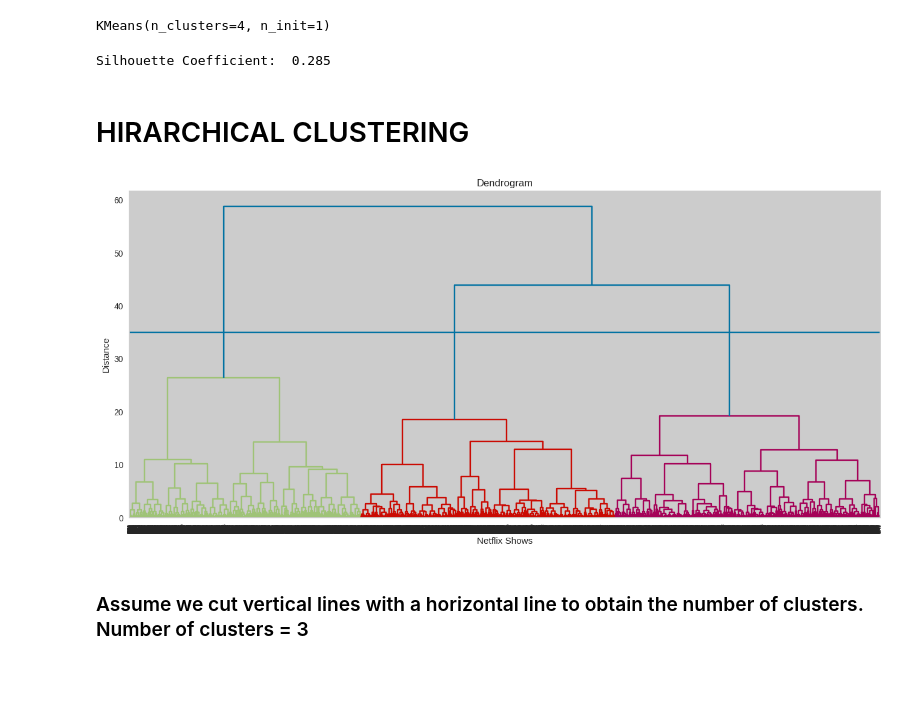
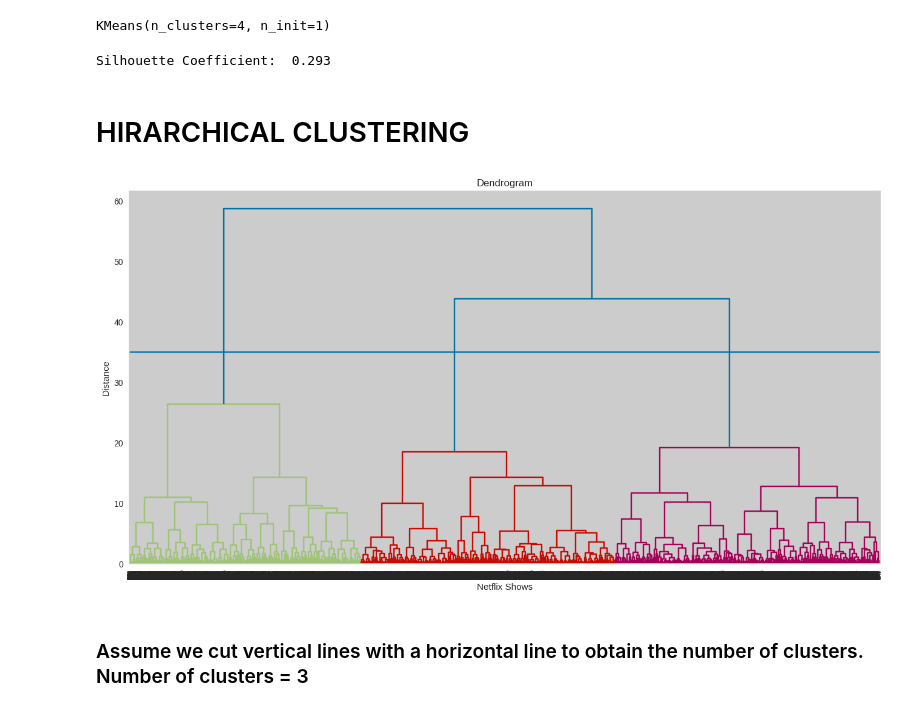
Before and after one commit to sumit25chini/NETFLIX_MOVIES_AND_TV_SHOWS_CLUSTERING, a Jupyter notebook: Netflix_Movies_and_TV_Shows_Clustering.ipynb, the cells around one changed output. Cells and saved outputs as stored; diff of their text form; code cells hidden in the pictures; blank space fills up the shorter version.

```diff
--- a/Netflix_Movies_and_TV_Shows_Clustering.ipynb
+++ b/Netflix_Movies_and_TV_Shows_Clustering.ipynb
@@ -332,32 +319,0 @@ pd.concat([counts,percs], axis=1, keys=['count', 'percentage']).T
-# %%
-# Visualize the content analysis.
-# Perform content analysis and count the number of TV Shows and Movies
-x = Netflix_dataset['type'].value_counts()
-
-# Calculate percentages
-total_content = x.sum()
-tv_shows_percentage = round((x['TV Show'] / total_content) * 100, 2)
-movies_percentage = round((x['Movie'] / total_content) * 100, 2)
-
-fig, ax = plt.subplots(figsize=(8, 5))
-colors = ['gray', 'black']
-
-# Plot the bars for TV Shows and Movies
-ax.barh('TV Shows', x['TV Show'], color=colors[1])
-ax.barh('Movies', x['Movie'], color=colors[0])
-
-# Display percentages on the bars
-for i, v in enumerate([x['TV Show'], x['Movie']]):
-    ax.text(v + 10, i, f'{v / total_content * 100:.2f}%', color='red', fontsize=12, verticalalignment='center')
-
-# Set title and y and x-axis labels
-plt.title('Netflix Content Analysis', fontsize=15, fontweight='bold',color='red')
-ax.set_xlabel('Number of Titles',color='red')
-ax.set_ylabel('Content Type',color='red')
-
-# Remove spines (borders) from the plot
-ax.spines['right'].set_visible(False)
-ax.spines['top'].set_visible(False)
-
-# Display the plot
-plt.show()
@@ -1362,24 +1280,24 @@ KMeans(n_clusters=4, n_init=1)
 # SILHOUETTE SCORE for lower featrues
 print("Silhouette Coefficient:  %0.3f"%silhouette_score(X_pca, kmeans.labels_))
 # %% [output]
-Silhouette Coefficient:  0.285
+Silhouette Coefficient:  0.293
 # %% [markdown]
 # HIRARCHICAL CLUSTERING
 # %%
 # Determine the optimal number of clusters
 import scipy.cluster.hierarchy as shc
 # ploting dendrogram
-plt.figure(figsize=(16, 7))
+plt.figure(figsize=(16, 8))
 dend = shc.dendrogram(shc.linkage(X, method='ward'))
 plt.title('Dendrogram')
 plt.xlabel('Netflix Shows')
 plt.ylabel('Distance')
 #plt.axhline(y= 5, color='r', linestyle='--')
 plt.axhline(y=35)
 
 plt.show()
 # %% [output]
-[figure, old version]
+[figure, new version]
 # %% [markdown]
 ### Assume we cut vertical lines with a horizontal line to obtain the number of clusters. Number of clusters = 3
 # %% [markdown]
```
Also changed, not shown: parts of 33 cells of this notebook.
